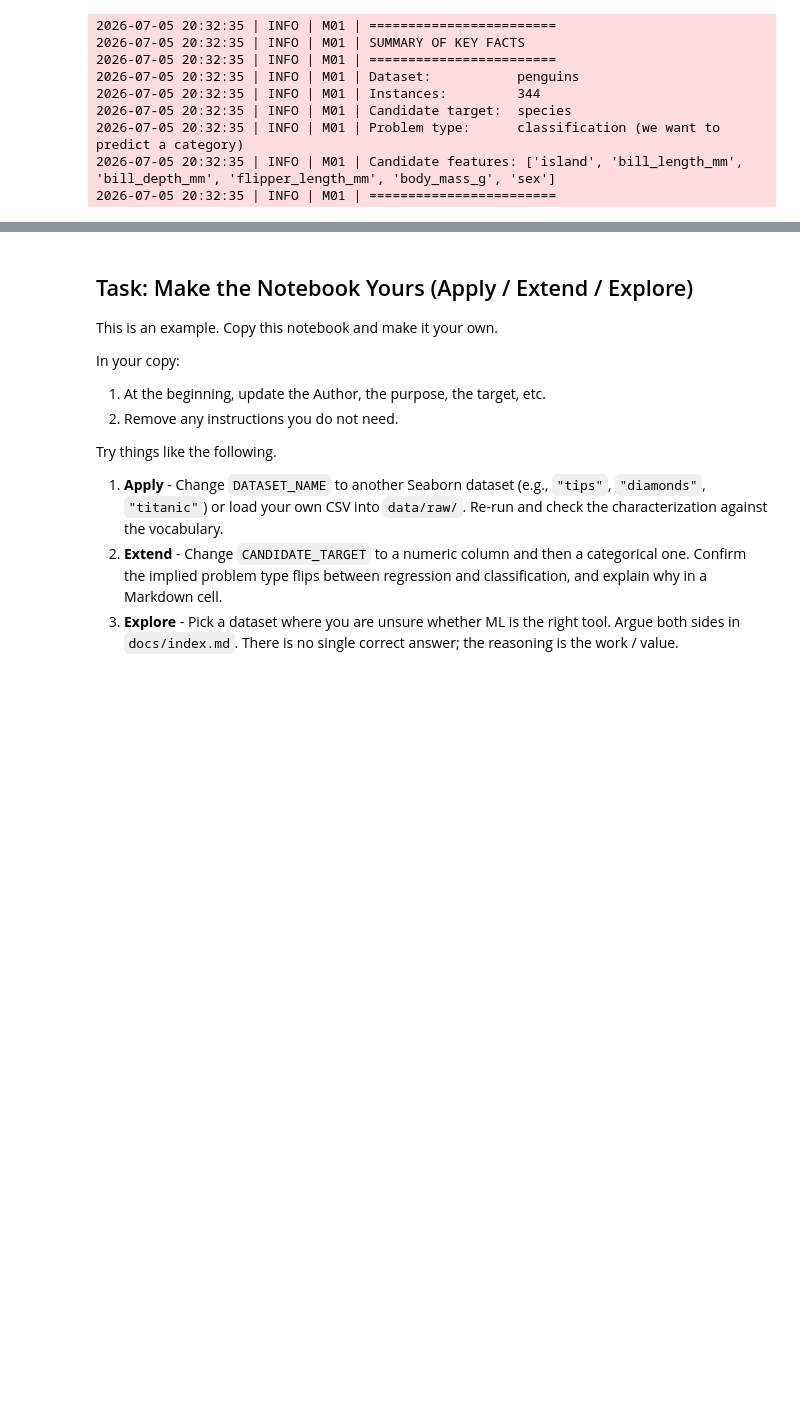
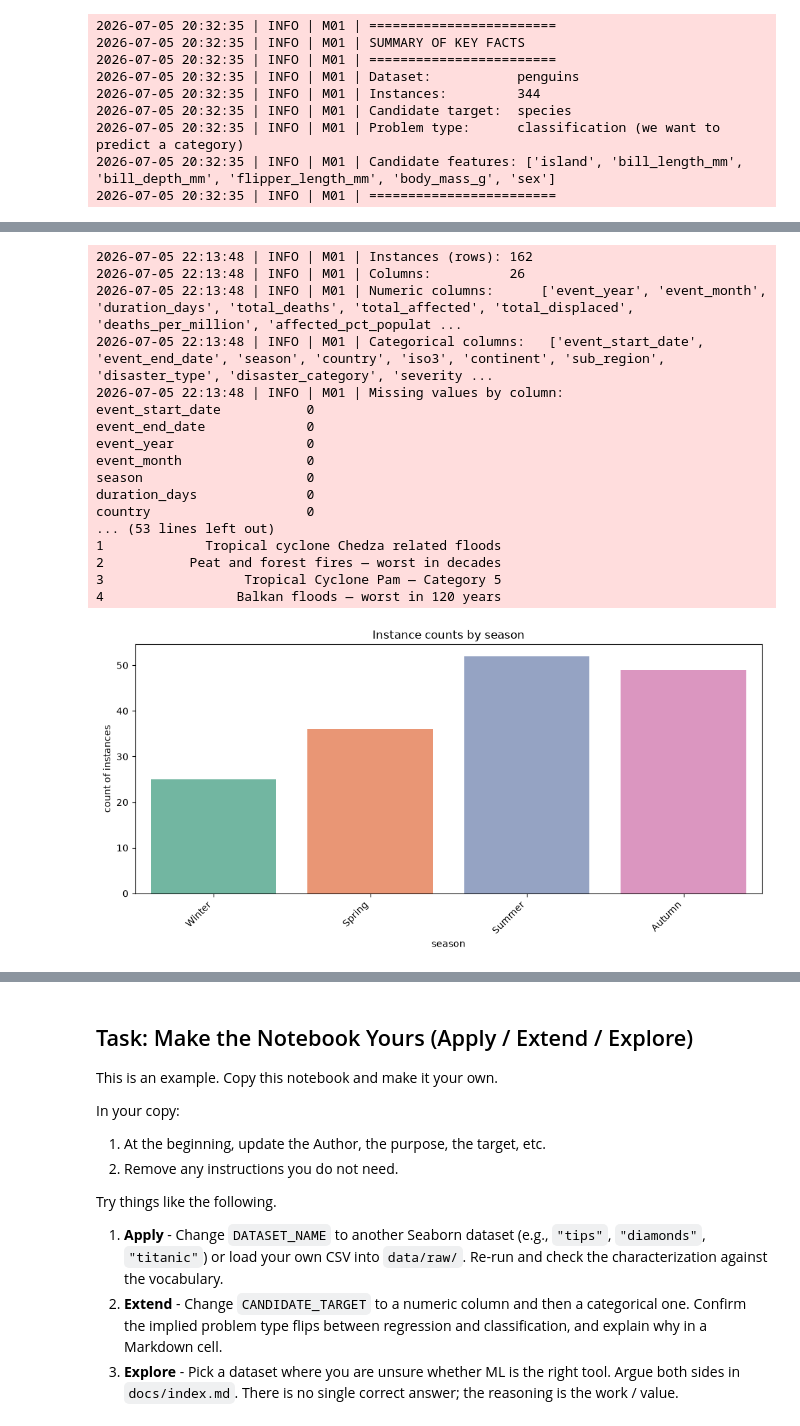
Before and after one commit to matthewellishanson/ml-01-intro-hanson, a Jupyter notebook: notebooks/ml_01_case.ipynb, the cells around one changed output, grey strips where cells are left out. Drawn from its saved outputs; the diff is of its cells as text; code cells hidden in the pictures; blank space fills up the shorter version.

```diff
--- a/notebooks/ml_01_case.ipynb
+++ b/notebooks/ml_01_case.ipynb
@@ -437,0 +477,60 @@ Summarize your next steps in this Markdown cell in your notebook.
+# %%
+# Inspect and characterize the custom dataset in ML terms
+
+row_count_custom, col_count_custom = df_custom.shape
+
+LOG.info(f"Instances (rows): {row_count_custom}")
+LOG.info(f"Columns:          {col_count_custom}")
+
+numeric_cols_custom: list[str] = df_custom.select_dtypes(
+    include="number"
+).columns.tolist()
+category_cols_custom: list[str] = df_custom.select_dtypes(
+    exclude="number"
+).columns.tolist()
+
+LOG.info(f"Numeric columns:      {numeric_cols_custom}")
+LOG.info(f"Categorical columns:   {category_cols_custom}")
+
+missing_custom: pd.Series = df_custom.isna().sum()
+LOG.info(f"Missing values by column:\n{missing_custom}")
+LOG.info(f"Missing values across all columns: {int(missing_custom.sum())}")
+
+LOG.debug("First rows:")
+LOG.debug(f"\n{df_custom.head()}")
+
+if category_cols_custom:
+    plt.figure(figsize=(10, 5))
+    plot_col_custom: str = category_cols_custom[2]
+    sns.countplot(
+        data=df_custom,
+        x=plot_col_custom,
+        hue=plot_col_custom,
+        palette="Set2",
+        legend=False,
+    )
+    plt.title(f"Instance counts by {plot_col_custom}")
+    plt.xlabel(plot_col_custom)
+    plt.ylabel("count of instances")
+    plt.xticks(rotation=45, ha="right")
+    plt.tight_layout()
+    plt.show()
+# %% [output]
+2026-07-05 22:13:48 | INFO | M01 | Instances (rows): 162
+2026-07-05 22:13:48 | INFO | M01 | Columns:          26
+2026-07-05 22:13:48 | INFO | M01 | Numeric columns:      ['event_year', 'event_month', 'duration_days', 'total_deaths', 'total_affected', 'total_displaced', 'deaths_per_million', 'affected_pct_populat ...
+2026-07-05 22:13:48 | INFO | M01 | Categorical columns:   ['event_start_date', 'event_end_date', 'season', 'country', 'iso3', 'continent', 'sub_region', 'disaster_type', 'disaster_category', 'severity ...
+2026-07-05 22:13:48 | INFO | M01 | Missing values by column:
+event_start_date           0
+event_end_date             0
+event_year                 0
+event_month                0
+season                     0
+duration_days              0
+country                    0
+... (53 lines left out)
+1             Tropical cyclone Chedza related floods
+2           Peat and forest fires — worst in decades
+3                  Tropical Cyclone Pam — Category 5
+4                 Balkan floods — worst in 120 years
+[figure, added]
```
Also changed, not shown: parts of 4 cells of this notebook, 2 other files.
